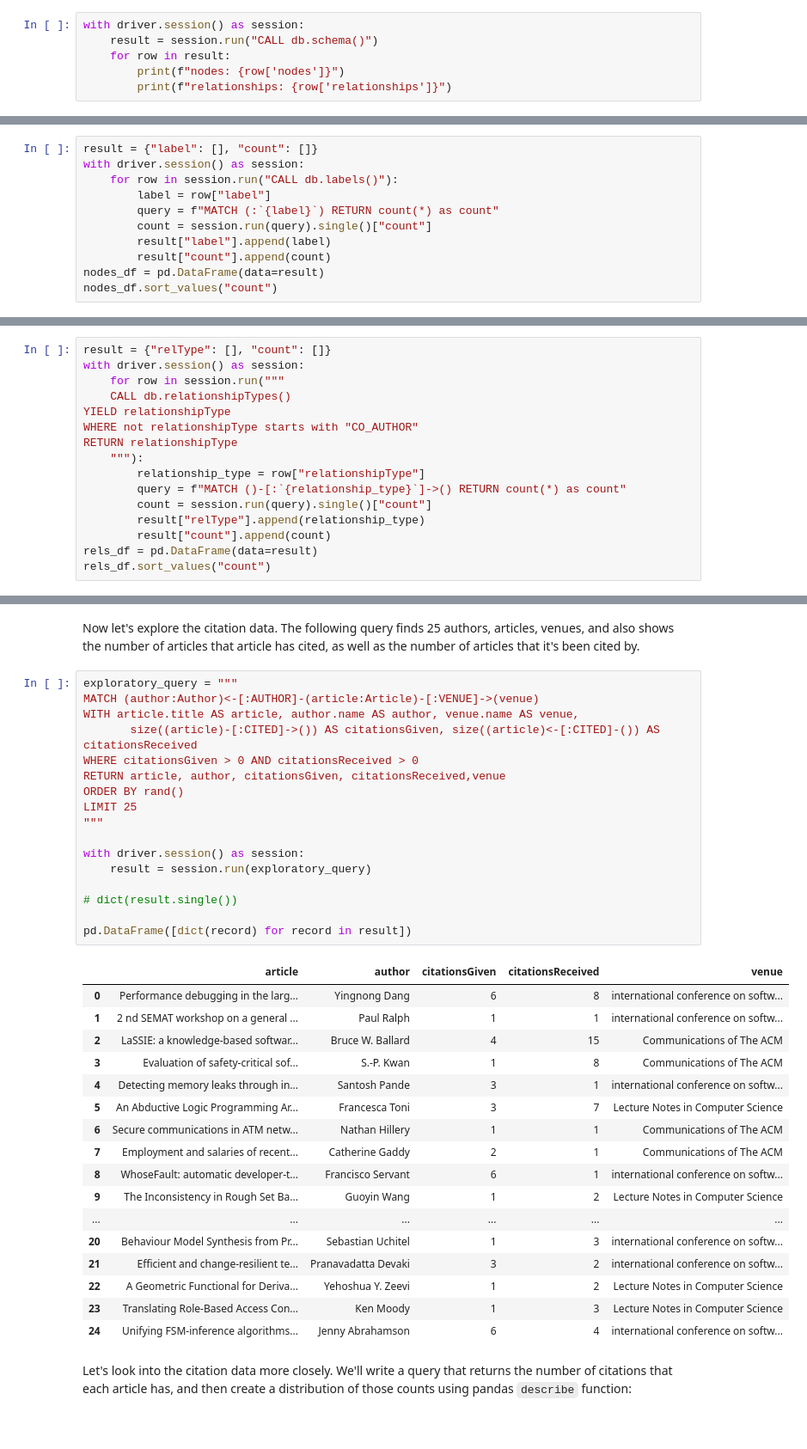
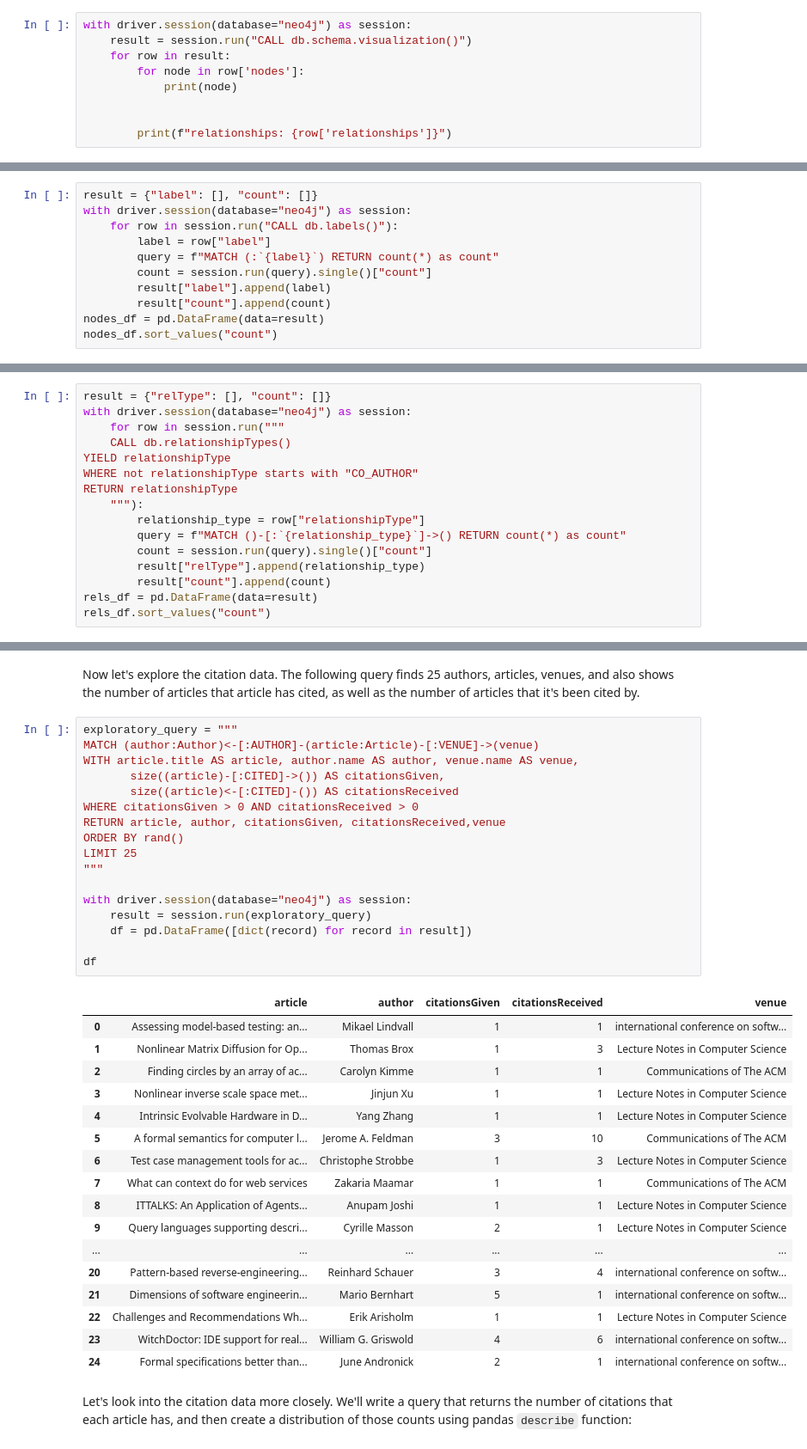
Before and after one commit to mneedham/gds-data-science-training, a Jupyter notebook: 02_EDA.ipynb, the cells around one changed output, grey strips where cells are left out. Shown: that part at 86% size. Cells and saved outputs as stored; diff of their text form.

```diff
--- a/02_EDA.ipynb
+++ b/02_EDA.ipynb
@@ -23,9 +23,12 @@ Address(host='data-science-training-neo4j', port=7687)
 
 Now we can run the following query to check how many nodes our database contains:
 # %%
-with driver.session() as session:
-    result = session.run("CALL db.schema()")
+with driver.session(database="neo4j") as session:
+    result = session.run("CALL db.schema.visualization()")
     for row in result:
-        print(f"nodes: {row['nodes']}")
+        for node in row['nodes']:
+            print(node)
+
+
         print(f"relationships: {row['relationships']}")
 # %% [output]
@@ -39,7 +44,7 @@ If we run `CALL db.schema()` in the Neo4j Browser (http://localhost:7474/browser
 Let's drill down a bit. How many nodes do we have for each of these labels?
 # %%
 result = {"label": [], "count": []}
-with driver.session() as session:
+with driver.session(database="neo4j") as session:
     for row in session.run("CALL db.labels()"):
         label = row["label"]
         query = f"MATCH (:`{label}`) RETURN count(*) as count"
@@ -67,7 +72,7 @@ plt.show()
 And what types of relationships do we have?
 # %%
 result = {"relType": [], "count": []}
-with driver.session() as session:
+with driver.session(database="neo4j") as session:
     for row in session.run("""
     CALL db.relationshipTypes()
 YIELD relationshipType
@@ -100,38 +105,38 @@ Now let's explore the citation data. The following query finds 25 authors, artic
 # %%
 exploratory_query = """
 MATCH (author:Author)<-[:AUTHOR]-(article:Article)-[:VENUE]->(venue)
 WITH article.title AS article, author.name AS author, venue.name AS venue,
-       size((article)-[:CITED]->()) AS citationsGiven, size((article)<-[:CITED]-()) AS citationsReceived
+       size((article)-[:CITED]->()) AS citationsGiven,
+       size((article)<-[:CITED]-()) AS citationsReceived
 WHERE citationsGiven > 0 AND citationsReceived > 0
 RETURN article, author, citationsGiven, citationsReceived,venue
 ORDER BY rand()
 LIMIT 25
 """
 
-with driver.session() as session:
+with driver.session(database="neo4j") as session:
     result = session.run(exploratory_query)
+    df = pd.DataFrame([dict(record) for record in result])
 
-# dict(result.single())
-
-pd.DataFrame([dict(record) for record in result])
+df
 # %% [output]
 |  | article | author | citationsGiven | citationsReceived | venue |
-| 0 | Performance debugging in the larg... | Yingnong Dang | 6 | 8 | international conference on softw... |
-| 1 | 2 nd SEMAT workshop on a general ... | Paul Ralph | 1 | 1 | international conference on softw... |
-| 2 | LaSSIE: a knowledge-based softwar... | Bruce W. Ballard | 4 | 15 | Communications of The ACM |
-| 3 | Evaluation of safety-critical sof... | S.-P. Kwan | 1 | 8 | Communications of The ACM |
-| 4 | Detecting memory leaks through in... | Santosh Pande | 3 | 1 | international conference on softw... |
-| 5 | An Abductive Logic Programming Ar... | Francesca Toni | 3 | 7 | Lecture Notes in Computer Science |
-| 6 | Secure communications in ATM netw... | Nathan Hillery | 1 | 1 | Communications of The ACM |
-| 7 | Employment and salaries of recent... | Catherine Gaddy | 2 | 1 | Communications of The ACM |
-| 8 | WhoseFault: automatic developer-t... | Francisco Servant | 6 | 1 | international conference on softw... |
-| 9 | The Inconsistency in Rough Set Ba... | Guoyin Wang | 1 | 2 | Lecture Notes in Computer Science |
+| 0 | Assessing model-based testing: an... | Mikael Lindvall | 1 | 1 | international conference on softw... |
+| 1 | Nonlinear Matrix Diffusion for Op... | Thomas Brox | 1 | 3 | Lecture Notes in Computer Science |
+| 2 | Finding circles by an array of ac... | Carolyn Kimme | 1 | 1 | Communications of The ACM |
+| 3 | Nonlinear inverse scale space met... | Jinjun Xu | 1 | 1 | Lecture Notes in Computer Science |
+| 4 | Intrinsic Evolvable Hardware in D... | Yang Zhang | 1 | 1 | Lecture Notes in Computer Science |
+| 5 | A formal semantics for computer l... | Jerome A. Feldman | 3 | 10 | Communications of The ACM |
+| 6 | Test case management tools for ac... | Christophe Strobbe | 1 | 3 | Lecture Notes in Computer Science |
+| 7 | What can context do for web services | Zakaria Maamar | 1 | 1 | Communications of The ACM |
+| 8 | ITTALKS: An Application of Agents... | Anupam Joshi | 1 | 1 | Lecture Notes in Computer Science |
+| 9 | Query languages supporting descri... | Cyrille Masson | 2 | 1 | Lecture Notes in Computer Science |
 | ... | ... | ... | ... | ... | ... |
-| 20 | Behaviour Model Synthesis from Pr... | Sebastian Uchitel | 1 | 3 | international conference on softw... |
-| 21 | Efficient and change-resilient te... | Pranavadatta Devaki | 3 | 2 | international conference on softw... |
-| 22 | A Geometric Functional for Deriva... | Yehoshua Y. Zeevi | 1 | 2 | Lecture Notes in Computer Science |
-| 23 | Translating Role-Based Access Con... | Ken Moody | 1 | 3 | Lecture Notes in Computer Science |
-| 24 | Unifying FSM-inference algorithms... | Jenny Abrahamson | 6 | 4 | international conference on softw... |
+| 20 | Pattern-based reverse-engineering... | Reinhard Schauer | 3 | 4 | international conference on softw... |
+| 21 | Dimensions of software engineerin... | Mario Bernhart | 5 | 1 | international conference on softw... |
+| 22 | Challenges and Recommendations Wh... | Erik Arisholm | 1 | 1 | Lecture Notes in Computer Science |
+| 23 | WitchDoctor: IDE support for real... | William G. Griswold | 4 | 6 | international conference on softw... |
+| 24 | Formal specifications better than... | June Andronick | 2 | 1 | international conference on softw... |
 # %% [markdown]
 Let's look into the citation data more closely. We'll write a query that returns the number of citations that each article has, and then create a distribution of those counts using pandas `describe` function:
 # %%
```
Also changed, not shown: parts of 6 cells of this notebook, 5 other files.
